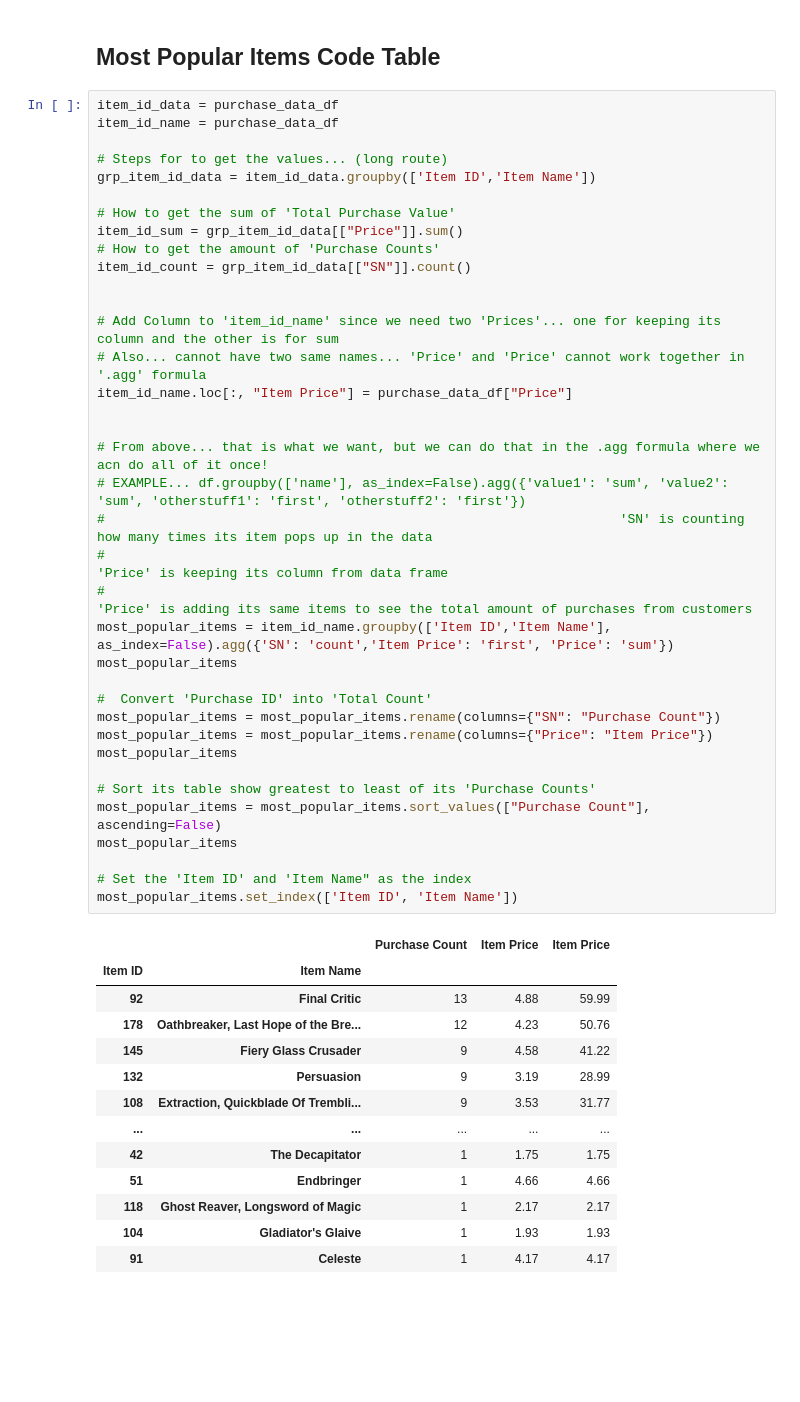
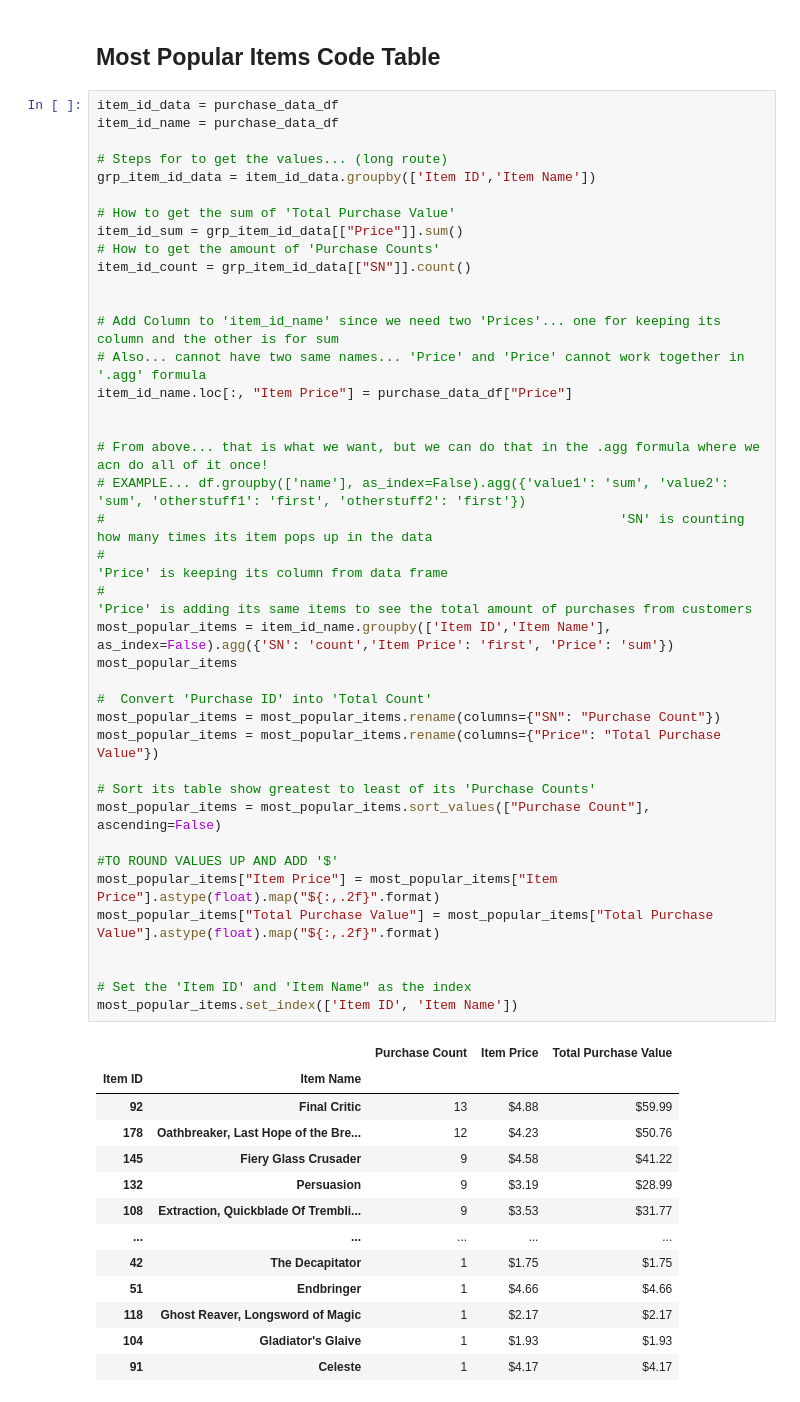
Before and after one commit to samuelroiz/DA_Heroes_Of_Pymoli, a Jupyter notebook: Code/Data_H_o_F.ipynb, the cells around one changed output. Cells and saved outputs as stored; diff of their text form; blank space fills up the shorter version.

Commit message:
Updated $ into Most Profit/Item tables. Also added the Most Profitable Item's Code Table

```diff
--- a/Code/Data_H_o_F.ipynb
+++ b/Code/Data_H_o_F.ipynb
@@ -546,47 +546,50 @@ item_id_name = purchase_data_df
 grp_item_id_data = item_id_data.groupby(['Item ID','Item Name'])
 
 # How to get the sum of 'Total Purchase Value'
 item_id_sum = grp_item_id_data[["Price"]].sum()
 # How to get the amount of 'Purchase Counts'
 item_id_count = grp_item_id_data[["SN"]].count()
 
 
 # Add Column to 'item_id_name' since we need two 'Prices'... one for keeping its column and the other is for sum
 # Also... cannot have two same names... 'Price' and 'Price' cannot work together in '.agg' formula
 item_id_name.loc[:, "Item Price"] = purchase_data_df["Price"]
 
 
 # From above... that is what we want, but we can do that in the .agg formula where we acn do all of it once!
 # EXAMPLE... df.groupby(['name'], as_index=False).agg({'value1': 'sum', 'value2': 'sum', 'otherstuff1': 'first', 'otherstuff2': 'first'})
 #                                                                  'SN' is counting how many times its item pops up in the data
 #                                                                                 'Price' is keeping its column from data frame
 #                                                                                                 'Price' is adding its same items to see the total amount of purchases from customers
 most_popular_items = item_id_name.groupby(['Item ID','Item Name'], as_index=False).agg({'SN': 'count','Item Price': 'first', 'Price': 'sum'})
 most_popular_items
 
 #  Convert 'Purchase ID' into 'Total Count'
 most_popular_items = most_popular_items.rename(columns={"SN": "Purchase Count"})
-most_popular_items = most_popular_items.rename(columns={"Price": "Item Price"})
-most_popular_items
+most_popular_items = most_popular_items.rename(columns={"Price": "Total Purchase Value"})
 
 # Sort its table show greatest to least of its 'Purchase Counts'
 most_popular_items = most_popular_items.sort_values(["Purchase Count"], ascending=False)
-most_popular_items
+
+#TO ROUND VALUES UP AND ADD '$'
+most_popular_items["Item Price"] = most_popular_items["Item Price"].astype(float).map("${:,.2f}".format)
+most_popular_items["Total Purchase Value"] = most_popular_items["Total Purchase Value"].astype(float).map("${:,.2f}".format)
+
 
 # Set the 'Item ID' and 'Item Name" as the index
 most_popular_items.set_index(['Item ID', 'Item Name'])
 # %% [output]
-|  |  | Purchase Count | Item Price | Item Price |
+|  |  | Purchase Count | Item Price | Total Purchase Value |
 | Item ID | Item Name |  |  |  |
-| 92 | Final Critic | 13 | 4.88 | 59.99 |
-| 178 | Oathbreaker, Last Hope of the Bre... | 12 | 4.23 | 50.76 |
-| 145 | Fiery Glass Crusader | 9 | 4.58 | 41.22 |
-| 132 | Persuasion | 9 | 3.19 | 28.99 |
-| 108 | Extraction, Quickblade Of Trembli... | 9 | 3.53 | 31.77 |
+| 92 | Final Critic | 13 | $4.88 | $59.99 |
+| 178 | Oathbreaker, Last Hope of the Bre... | 12 | $4.23 | $50.76 |
+| 145 | Fiery Glass Crusader | 9 | $4.58 | $41.22 |
+| 132 | Persuasion | 9 | $3.19 | $28.99 |
+| 108 | Extraction, Quickblade Of Trembli... | 9 | $3.53 | $31.77 |
 | ... | ... | ... | ... | ... |
-| 42 | The Decapitator | 1 | 1.75 | 1.75 |
-| 51 | Endbringer | 1 | 4.66 | 4.66 |
-| 118 | Ghost Reaver, Longsword of Magic | 1 | 2.17 | 2.17 |
-| 104 | Gladiator's Glaive | 1 | 1.93 | 1.93 |
-| 91 | Celeste | 1 | 4.17 | 4.17 |
+| 42 | The Decapitator | 1 | $1.75 | $1.75 |
+| 51 | Endbringer | 1 | $4.66 | $4.66 |
+| 118 | Ghost Reaver, Longsword of Magic | 1 | $2.17 | $2.17 |
+| 104 | Gladiator's Glaive | 1 | $1.93 | $1.93 |
+| 91 | Celeste | 1 | $4.17 | $4.17 |
 179 rows × 3 columns
```
Also changed, not shown: parts of 3 cells of this notebook.
